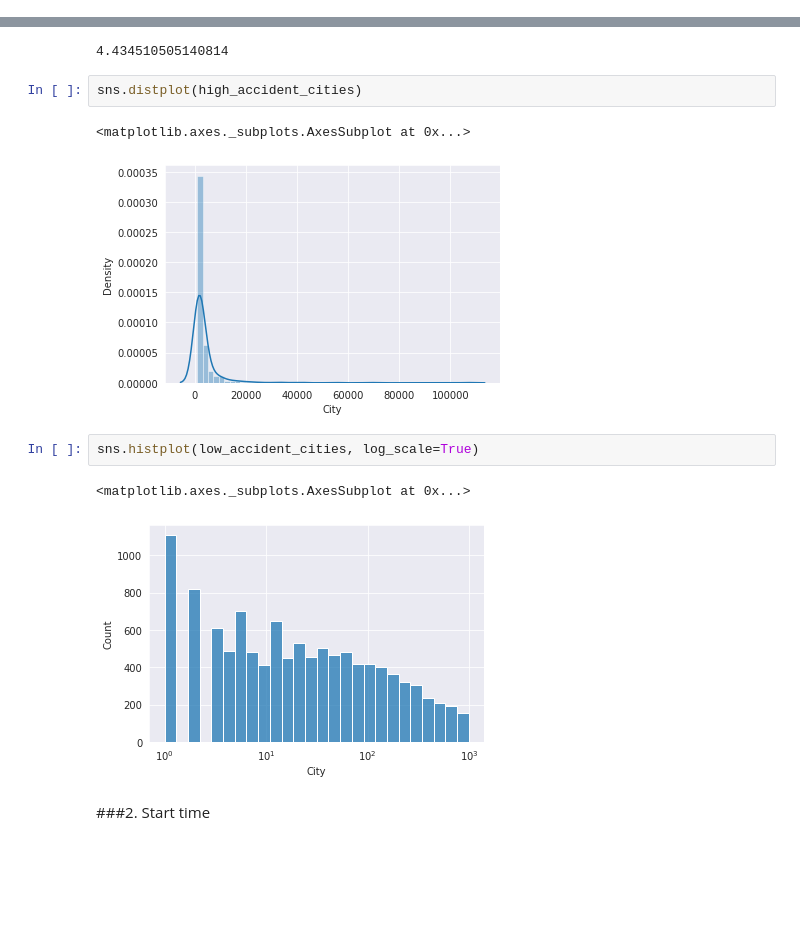
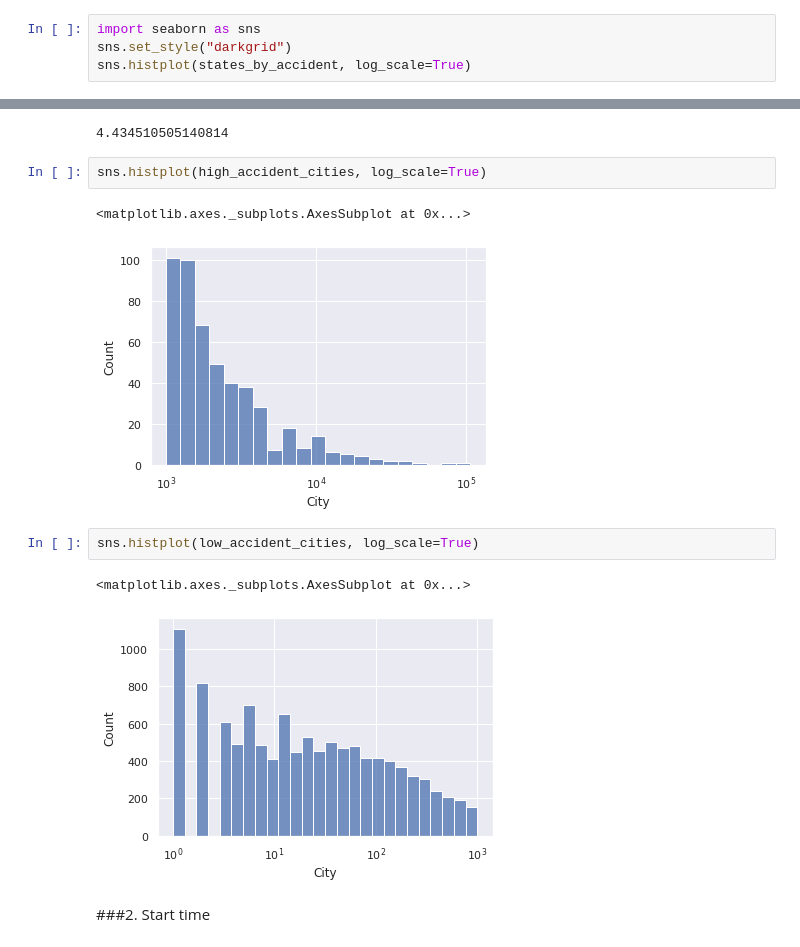
Before and after one commit to iamjainam/Exploratory-Data-Analysis-Project, a Jupyter notebook: USA_Accidents_Analysis.ipynb, the cells around one changed output, grey strips where cells are left out. Drawn from its saved outputs; the diff is of its cells as text; blank space fills up the shorter version.

```diff
--- a/USA_Accidents_Analysis.ipynb
+++ b/USA_Accidents_Analysis.ipynb
@@ -124,0 +148,4 @@ Index(['ID', 'Severity', 'Start_Time', 'End_Time', 'Start_Lat', 'Start_Lng',
+# %%
+import seaborn as sns
+sns.set_style("darkgrid")
+sns.histplot(states_by_accident, log_scale=True)
@@ -182,15 +212,15 @@ len(high_accident_cities) / len(low_accident_cities)*100
 # %% [output]
 4.434510505140814
 # %%
-sns.distplot(high_accident_cities)
+sns.histplot(high_accident_cities, log_scale=True)
 # %% [output]
 <matplotlib.axes._subplots.AxesSubplot at 0x...>
-[figure, old version]
+[figure, new version]
 # %%
 sns.histplot(low_accident_cities, log_scale=True)
 # %% [output]
 <matplotlib.axes._subplots.AxesSubplot at 0x...>
-[figure, old version]
+[figure, new version]
 # %% [markdown]
 ###2. Start time
 # %%
```
Also changed, not shown: parts of 17 cells of this notebook.
